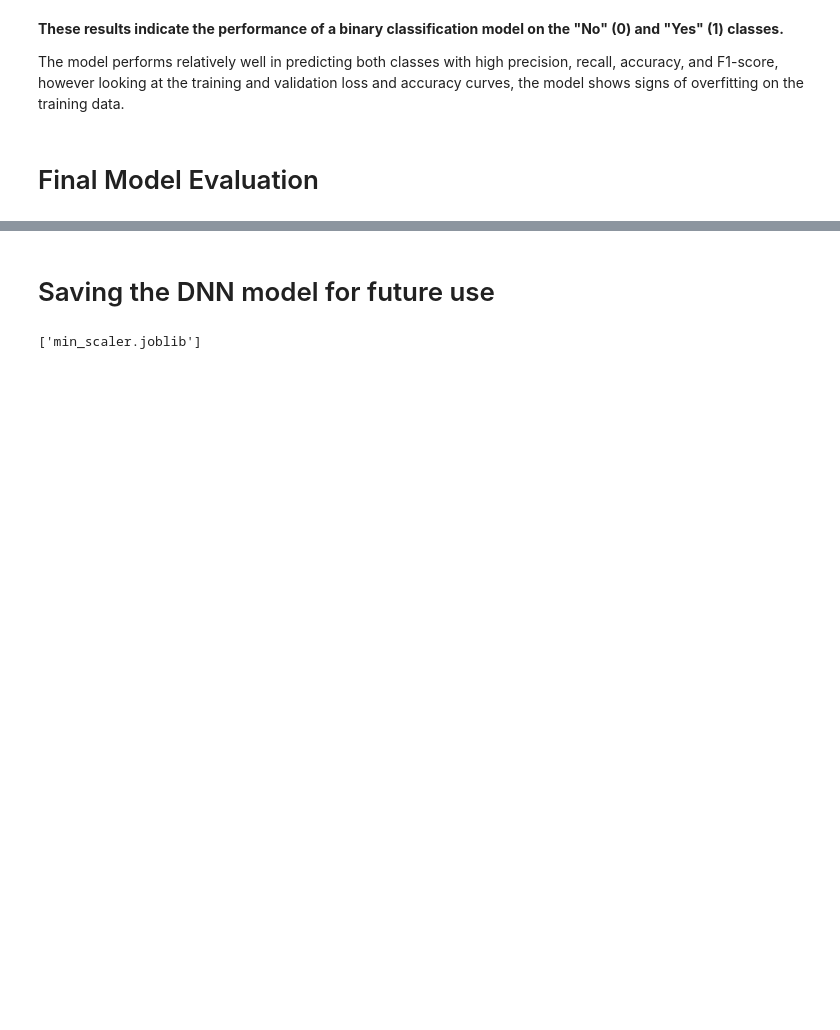
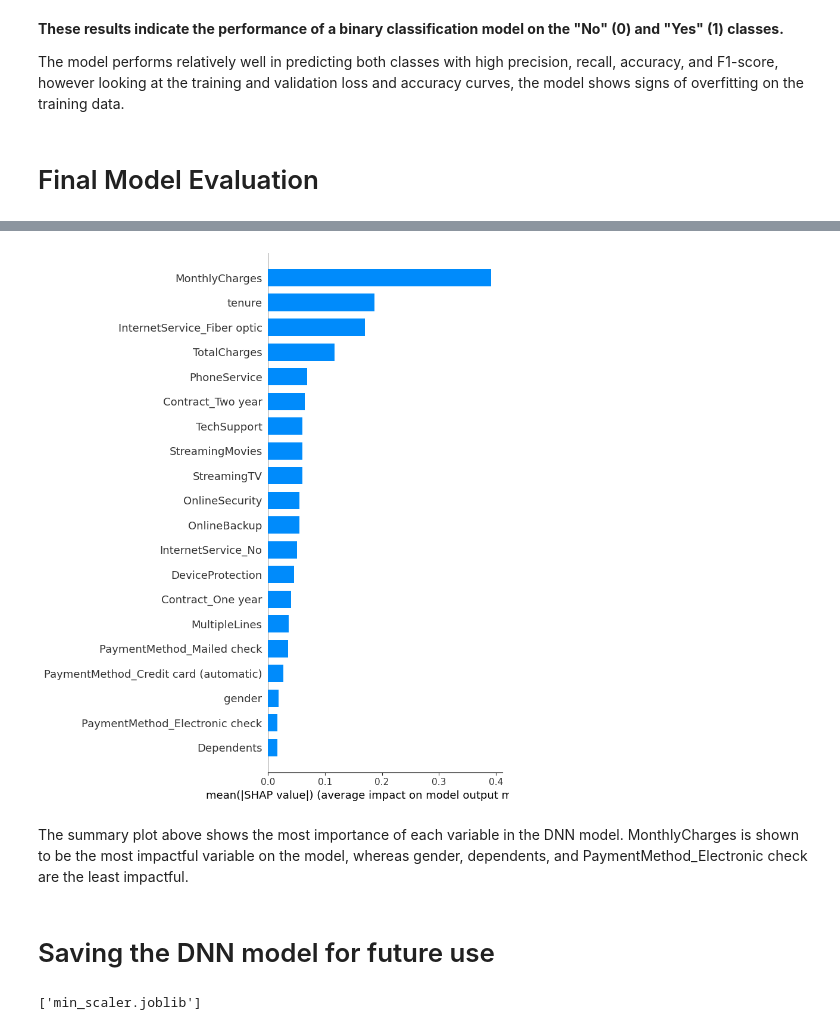
Before and after one commit to brandonkongwe/Churn-Prediction, a Jupyter notebook: Customer Churn Prediction using Deep Neural Network.ipynb, the cells around one changed output, grey strips where cells are left out. Saved outputs shown, nothing was run; the diff lists cells and outputs as text; code cells hidden in the pictures; blank space fills up the shorter version.

```diff
--- a/Customer Churn Prediction using Deep Neural Network.ipynb
+++ b/Customer Churn Prediction using Deep Neural Network.ipynb
@@ -1497,3 +1500,10 @@ The dataframe above shows that the initial Deep Neural Network outperforms both
+# %%
+# Visualize the summary plot
+shap.summary_plot(shap_values[0], plot_type = 'bar', feature_names = X.columns)
+# %% [output]
+[figure, added]
+# %% [markdown]
+The summary plot above shows the most importance of each variable in the DNN model. MonthlyCharges is shown to be the most impactful variable on the model, whereas gender, dependents, and PaymentMethod_Electronic check are the least impactful.
 # %% [markdown]
 # Saving the DNN model for future use
 # %%
```
Also changed, not shown: parts of 22 cells of this notebook, 1 other file.
